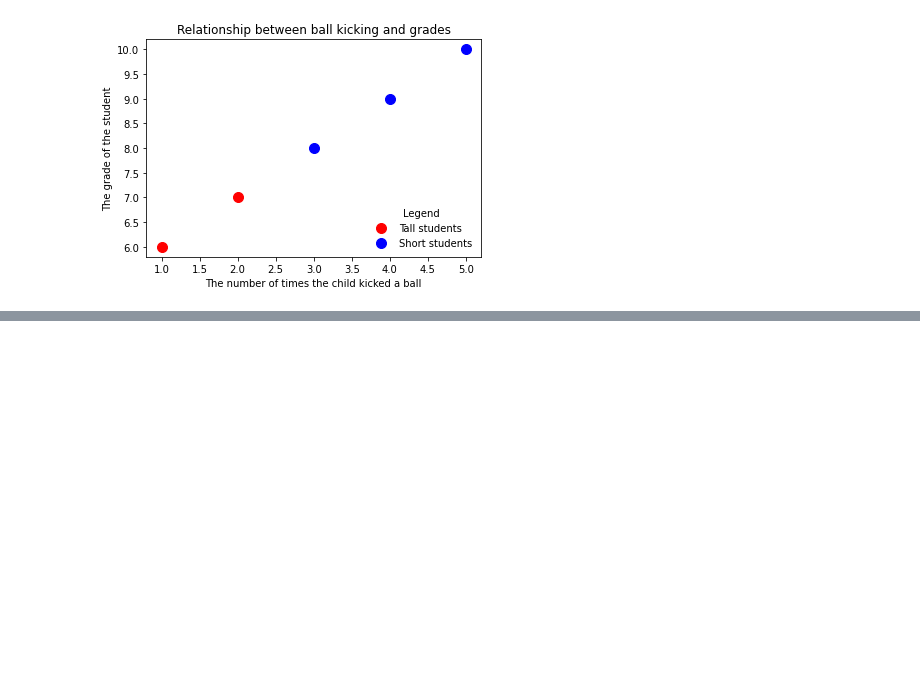
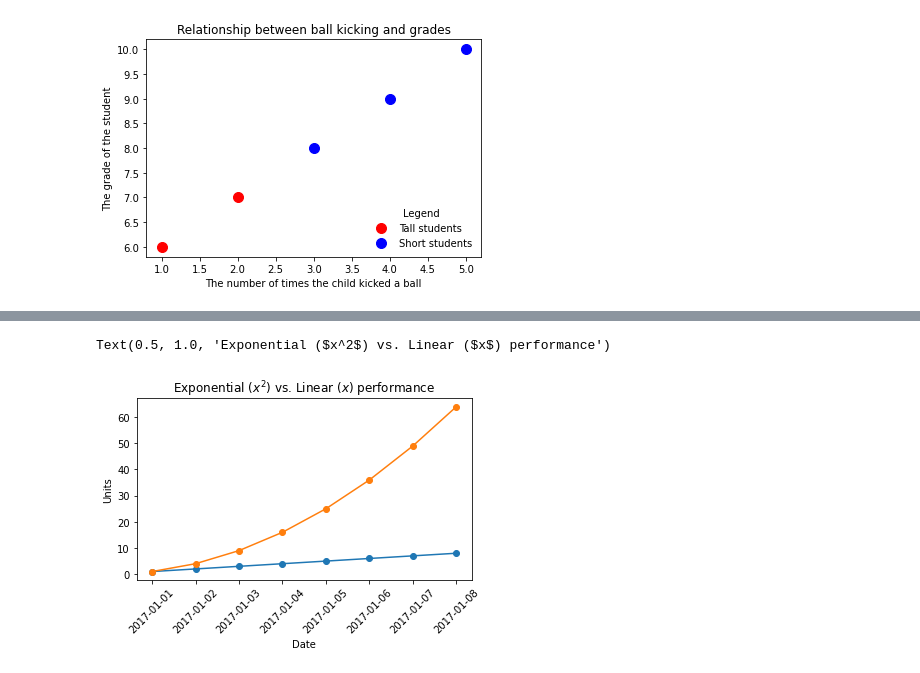
Before and after one commit to Gonza740/first_steps, a Jupyter notebook: Data Visualization/basicDataVisualization.ipynb, the cells around one changed output, grey strips where cells are left out. Drawn from its saved outputs; the diff is of its cells as text; code cells hidden in the pictures; blank space fills up the shorter version.

```diff
--- a/Data Visualization/basicDataVisualization.ipynb
+++ b/Data Visualization/basicDataVisualization.ipynb
@@ -151,0 +164,22 @@ plt.gca().get_children()
+# %%
+import pandas as pd
+
+plt.figure()
+observations_dates = np.arange('2017-01-01', '2017-01-09', dtype='datetime64[D]')
+observations_dates = list(map(pd.to_datetime, observation_dates))
+plt.plot(observation_dates, linear_data, '-o', observation_dates, exponential_data, '-o')
+x = plt.gca().xaxis
+
+# rotate the tick labels for the x axis
+for item in x.get_ticklabels():
+    item.set_rotation(45)
+plt.subplots_adjust(bottom=0.25)
+ax = plt.gca()
+ax.set_xlabel('Date')
+ax.set_ylabel('Units')
+ax.set_title('Exponential vs. Linear performance')
+# you can add mathematical expressions in any text element
+ax.set_title("Exponential ($x^2$) vs. Linear ($x$) performance")
+# %% [output]
+Text(0.5, 1.0, 'Exponential ($x^2$) vs. Linear ($x$) performance')
+[figure, added]
```
Also changed, not shown: parts of 31 cells of this notebook.
